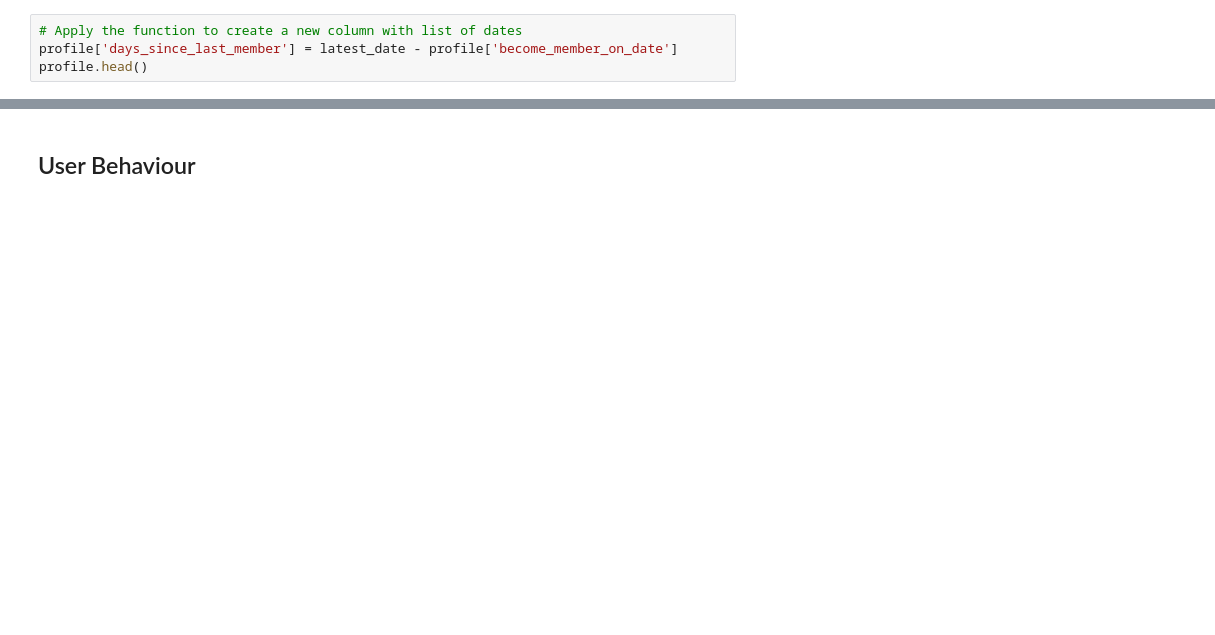
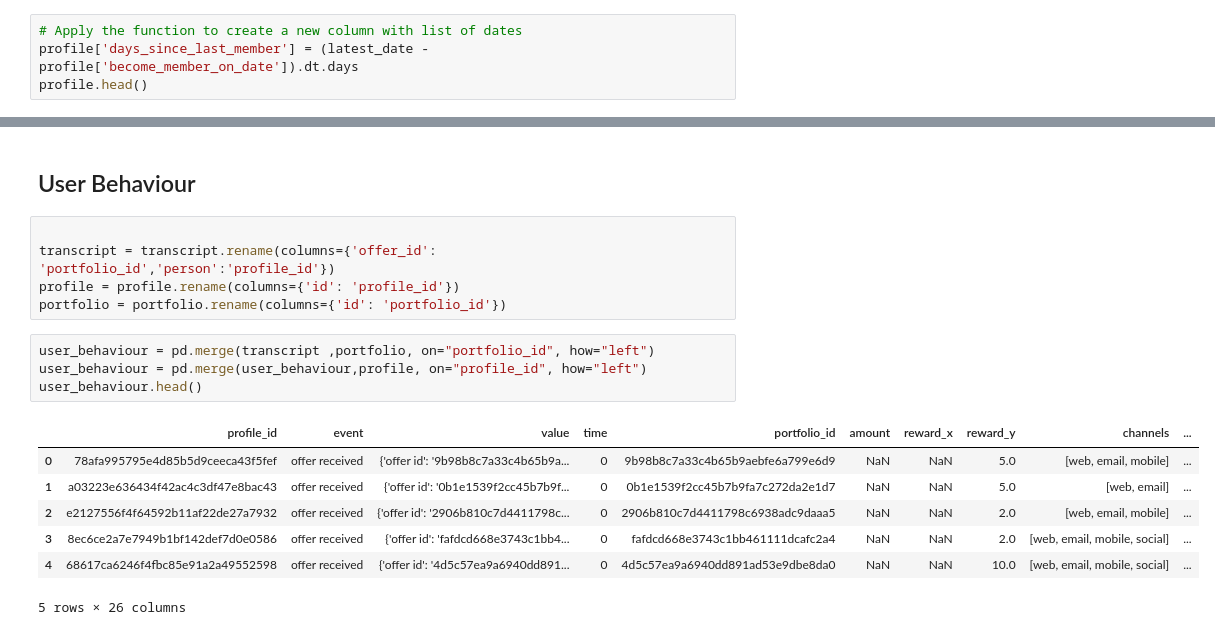
Before and after one commit to seobando/UDACITY_AWSML, a Jupyter notebook: 5 capstone-project/transform/user_behaviour.ipynb, the cells around one changed output, grey strips where cells are left out. Cells and saved outputs as stored; diff of their text form; blank space fills up the shorter version.

```diff
--- a/5 capstone-project/transform/user_behaviour.ipynb
+++ b/5 capstone-project/transform/user_behaviour.ipynb
@@ -45,7 +45,7 @@ print(latest_date)
 2018-07-26 00:00:00
 # %%
 # Apply the function to create a new column with list of dates
-profile['days_since_last_member'] = latest_date - profile['become_member_on_date']
+profile['days_since_last_member'] = (latest_date - profile['become_member_on_date']).dt.days
 profile.head()
 # %% [output]
 |  | age | id | became_member_on | income | gender_F | gender_M | gender_O | become_member_on_date | ... |
@@ -134,2 +134,19 @@ transcript.head()
 # %% [markdown]
 ## User Behaviour
+# %%
+
+transcript = transcript.rename(columns={'offer_id': 'portfolio_id','person':'profile_id'})
+profile = profile.rename(columns={'id': 'profile_id'})
+portfolio = portfolio.rename(columns={'id': 'portfolio_id'})
+# %%
+user_behaviour = pd.merge(transcript ,portfolio, on="portfolio_id", how="left")
+user_behaviour = pd.merge(user_behaviour,profile, on="profile_id", how="left")
+user_behaviour.head()
+# %% [output]
+|  | profile_id | event | value | time | portfolio_id | amount | reward_x | reward_y | channels | ... |
+| 0 | 78afa995795e4d85b5d9ceeca43f5fef | offer received | {'offer id': '9b98b8c7a33c4b65b9a... | 0 | 9b98b8c7a33c4b65b9aebfe6a799e6d9 | NaN | NaN | 5.0 | [web, email, mobile] | ... |
+| 1 | a03223e636434f42ac4c3df47e8bac43 | offer received | {'offer id': '0b1e1539f2cc45b7b9f... | 0 | 0b1e1539f2cc45b7b9fa7c272da2e1d7 | NaN | NaN | 5.0 | [web, email] | ... |
+| 2 | e2127556f4f64592b11af22de27a7932 | offer received | {'offer id': '2906b810c7d4411798c... | 0 | 2906b810c7d4411798c6938adc9daaa5 | NaN | NaN | 2.0 | [web, email, mobile] | ... |
+| 3 | 8ec6ce2a7e7949b1bf142def7d0e0586 | offer received | {'offer id': 'fafdcd668e3743c1bb4... | 0 | fafdcd668e3743c1bb461111dcafc2a4 | NaN | NaN | 2.0 | [web, email, mobile, social] | ... |
+| 4 | 68617ca6246f4fbc85e91a2a49552598 | offer received | {'offer id': '4d5c57ea9a6940dd891... | 0 | 4d5c57ea9a6940dd891ad53e9dbe8da0 | NaN | NaN | 10.0 | [web, email, mobile, social] | ... |
+5 rows × 26 columns
```
Also changed, not shown: parts of 5 cells of this notebook, 19 other files.
